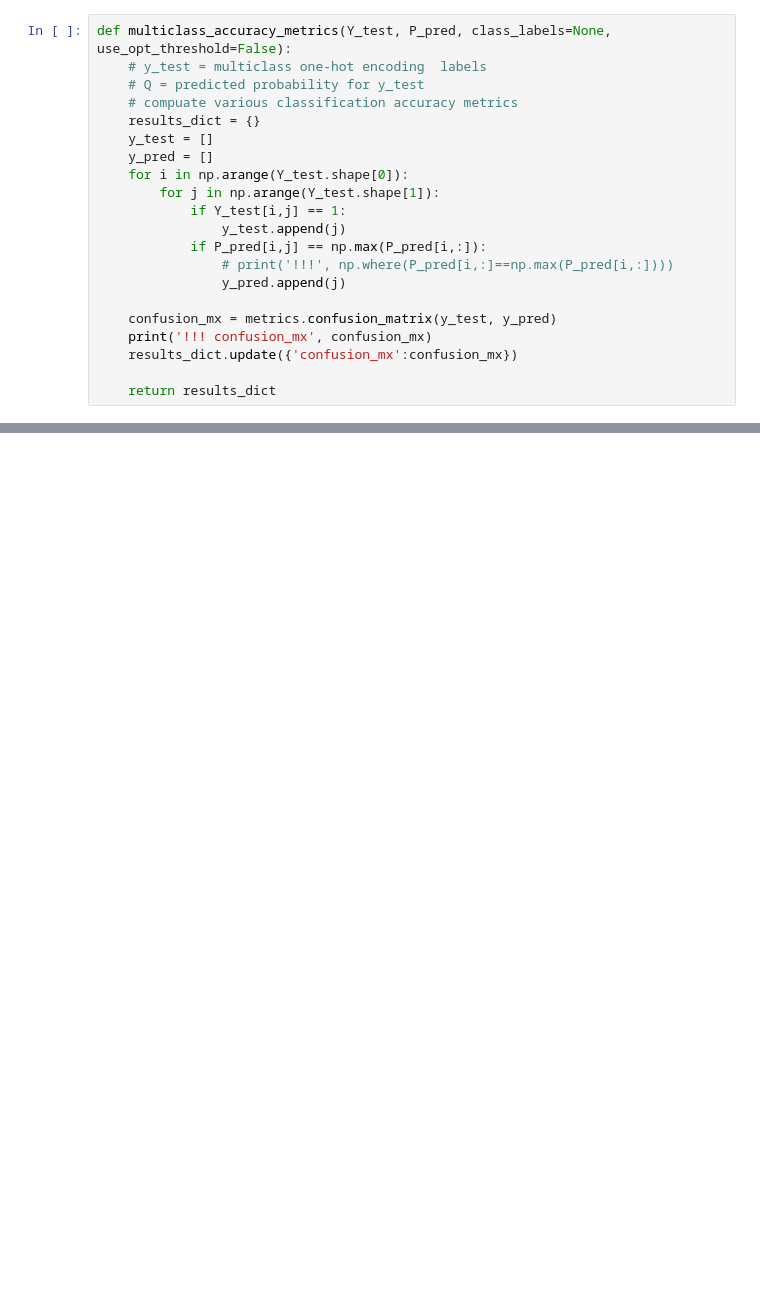
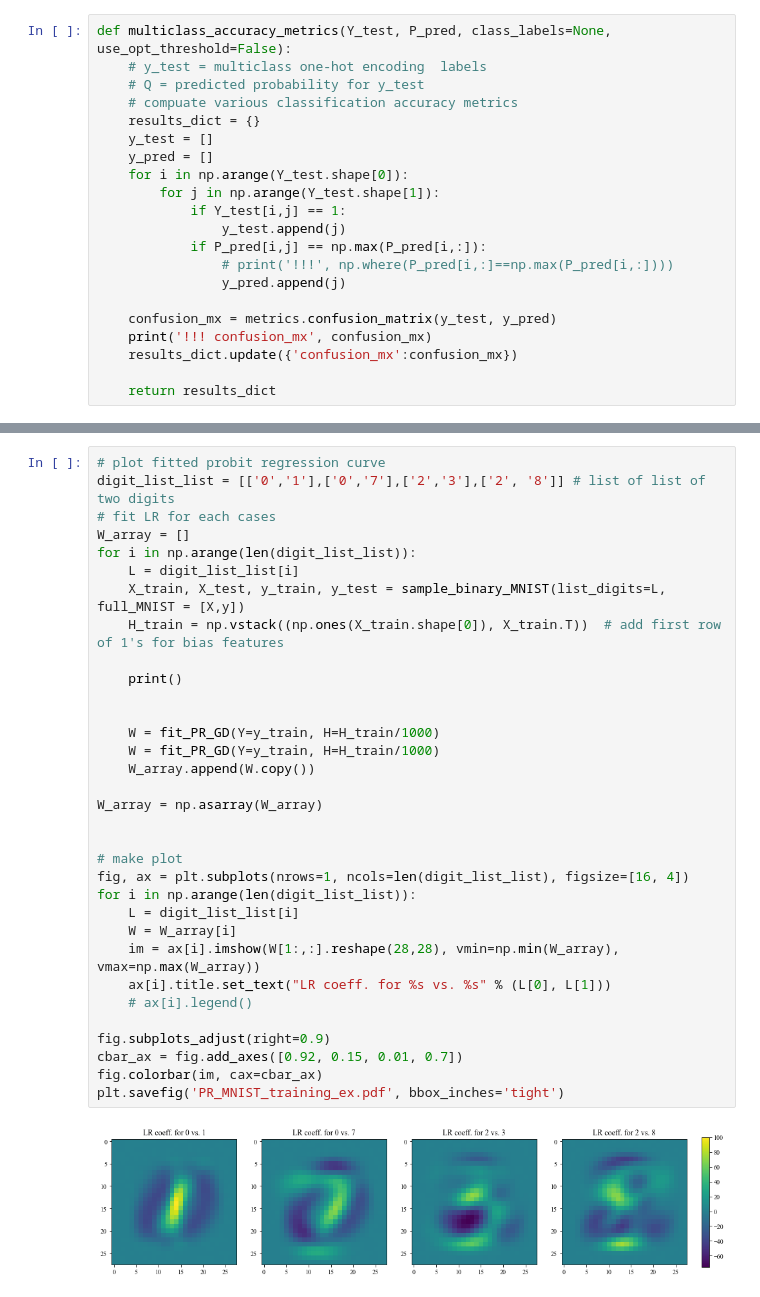
Before and after one commit to HanbaekLyu/Math156_UCLA_SP21, a Jupyter notebook: notebooks/Math156_classification_MNIST.ipynb, the cells around one changed output, grey strips where cells are left out. Saved outputs shown, nothing was run; the diff lists cells and outputs as text; blank space fills up the shorter version.

```diff
--- a/notebooks/Math156_classification_MNIST.ipynb
+++ b/notebooks/Math156_classification_MNIST.ipynb
@@ -625,0 +630,35 @@ plt.savefig('MLR_MNIST_test_ex2.pdf', bbox_inches='tight')
+# %%
+# plot fitted probit regression curve
+digit_list_list = [['0','1'],['0','7'],['2','3'],['2', '8']] # list of list of two digits
+# fit LR for each cases
+W_array = []
+for i in np.arange(len(digit_list_list)):
+    L = digit_list_list[i]
+    X_train, X_test, y_train, y_test = sample_binary_MNIST(list_digits=L, full_MNIST = [X,y])
+    H_train = np.vstack((np.ones(X_train.shape[0]), X_train.T))  # add first row of 1's for bias features
+
+    print()
+
+
+    W = fit_PR_GD(Y=y_train, H=H_train/1000)
+    W = fit_PR_GD(Y=y_train, H=H_train/1000)
+    W_array.append(W.copy())
+
+W_array = np.asarray(W_array)
+
+
+# make plot
+fig, ax = plt.subplots(nrows=1, ncols=len(digit_list_list), figsize=[16, 4])
+for i in np.arange(len(digit_list_list)):
+    L = digit_list_list[i]
+    W = W_array[i]
+    im = ax[i].imshow(W[1:,:].reshape(28,28), vmin=np.min(W_array), vmax=np.max(W_array))
+    ax[i].title.set_text("LR coeff. for %s vs. %s" % (L[0], L[1]))
+    # ax[i].legend()
+
+fig.subplots_adjust(right=0.9)
+cbar_ax = fig.add_axes([0.92, 0.15, 0.01, 0.7])
+fig.colorbar(im, cax=cbar_ax)
+plt.savefig('PR_MNIST_training_ex.pdf', bbox_inches='tight')
+# %% [output]
+[figure, added]
```
Also changed, not shown: parts of 15 cells of this notebook.
